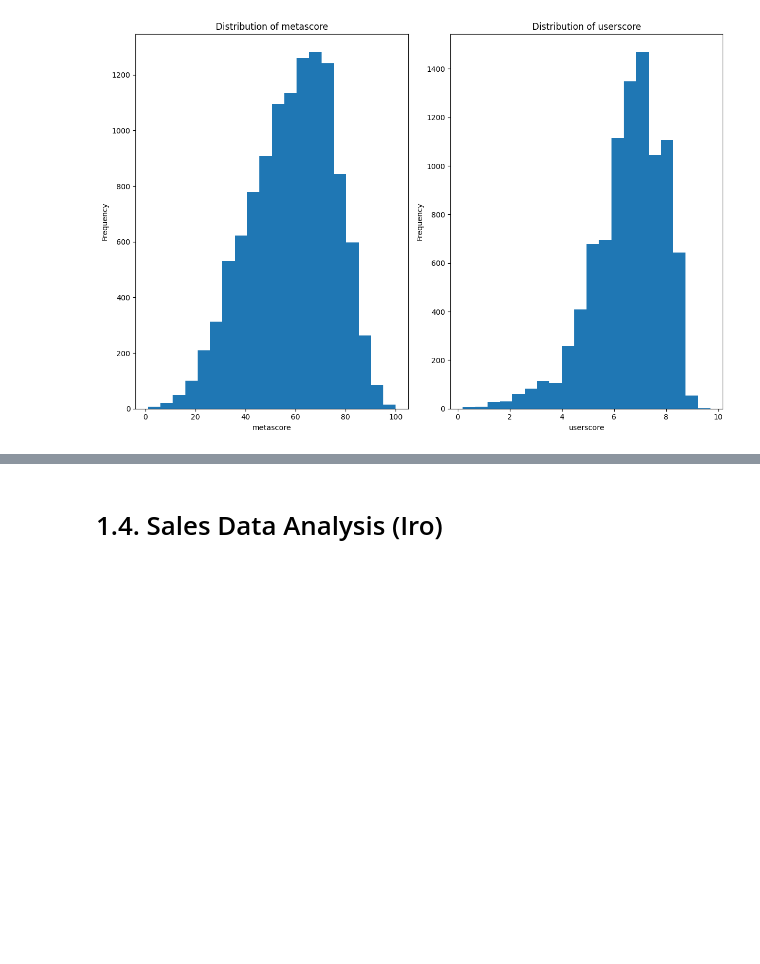
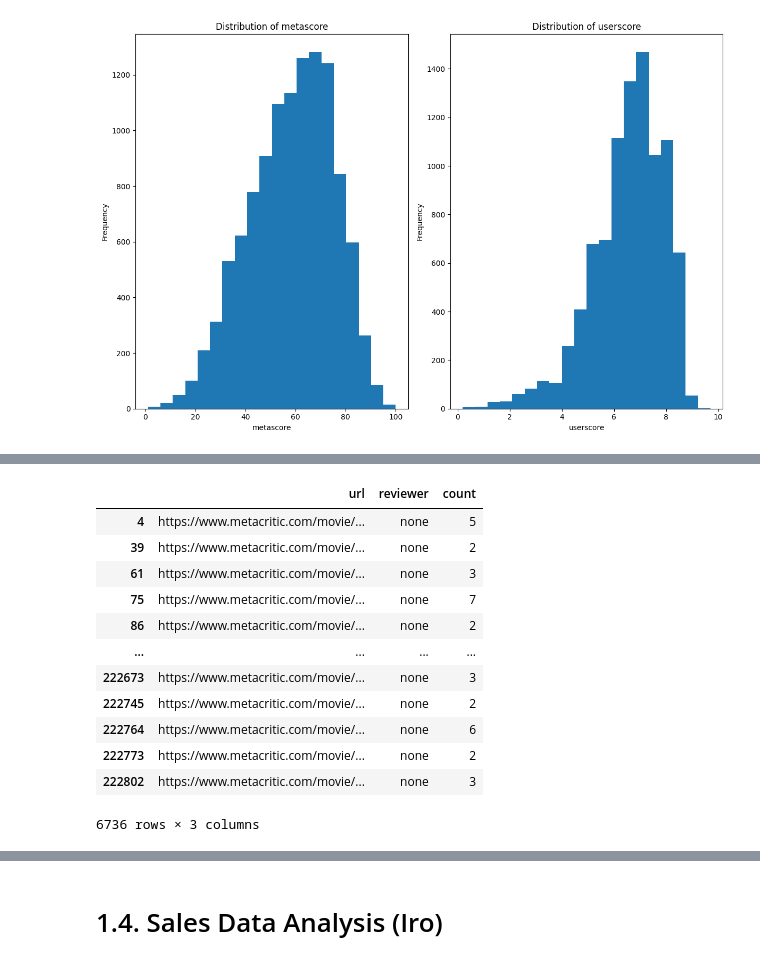
Before and after one commit to YoungJun173/DDB_AI_Group_Assignmen, a Jupyter notebook: Playground Notebooks/EDA.ipynb, the cells around one changed output, grey strips where cells are left out. Cells and saved outputs as stored; diff of their text form; code cells hidden in the pictures; blank space fills up the shorter version.

```diff
--- a/Playground Notebooks/EDA.ipynb
+++ b/Playground Notebooks/EDA.ipynb
@@ -299,0 +465,19 @@ print(df4.isna().sum())
+# %%
+same_reviewer_duplicates = (
+    df_exreviews.groupby(["url", "reviewer"]).size().reset_index(name="count")
+)
+same_reviewer_duplicates[same_reviewer_duplicates["count"] > 1]
+# %% [output]
+|  | url | reviewer | count |
+| 4 | https://www.metacritic.com/movie/... | none | 5 |
+| 39 | https://www.metacritic.com/movie/... | none | 2 |
+| 61 | https://www.metacritic.com/movie/... | none | 3 |
+| 75 | https://www.metacritic.com/movie/... | none | 7 |
+| 86 | https://www.metacritic.com/movie/... | none | 2 |
+| ... | ... | ... | ... |
+| 222673 | https://www.metacritic.com/movie/... | none | 3 |
+| 222745 | https://www.metacritic.com/movie/... | none | 2 |
+| 222764 | https://www.metacritic.com/movie/... | none | 6 |
+| 222773 | https://www.metacritic.com/movie/... | none | 2 |
+| 222802 | https://www.metacritic.com/movie/... | none | 3 |
+6736 rows × 3 columns
```
Also changed, not shown: parts of 39 cells of this notebook.
